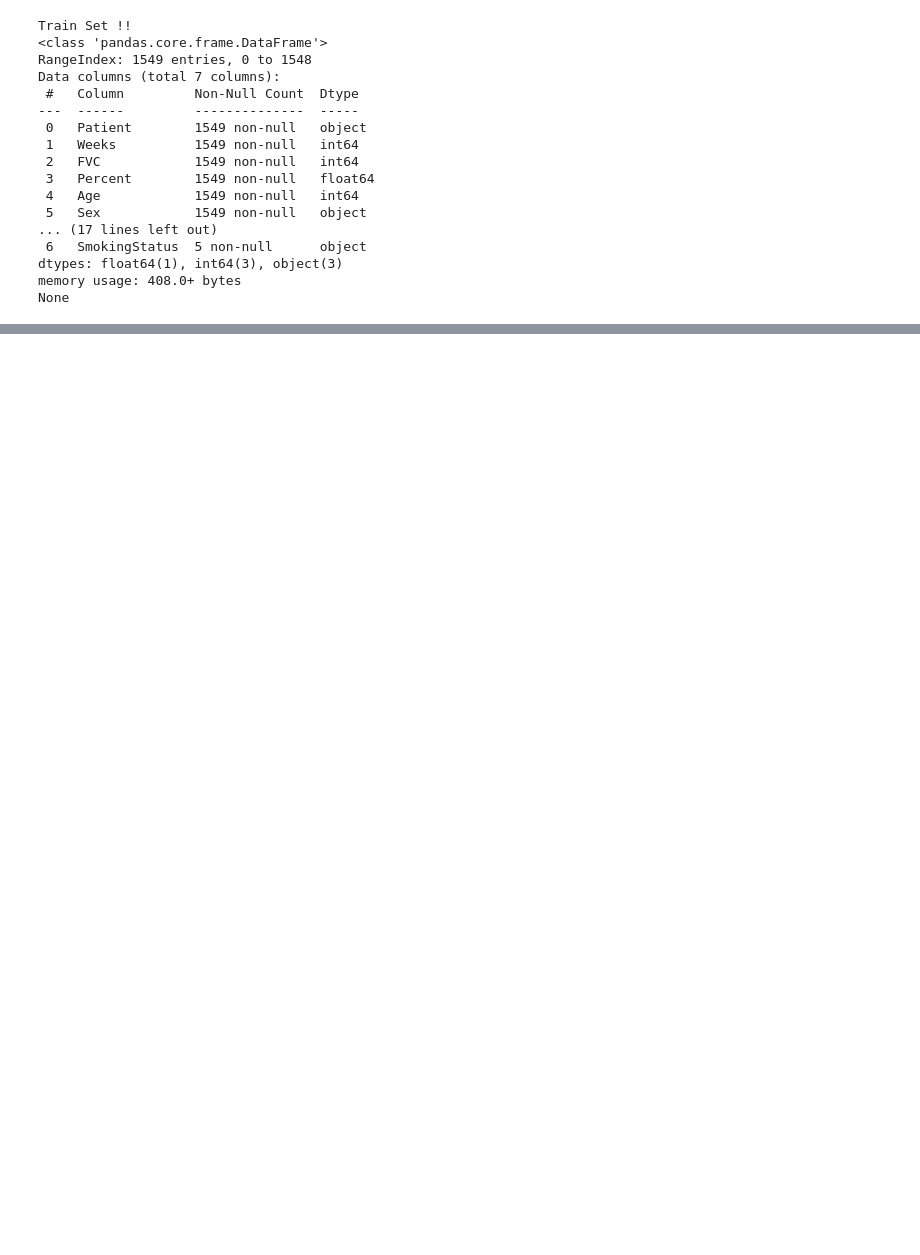
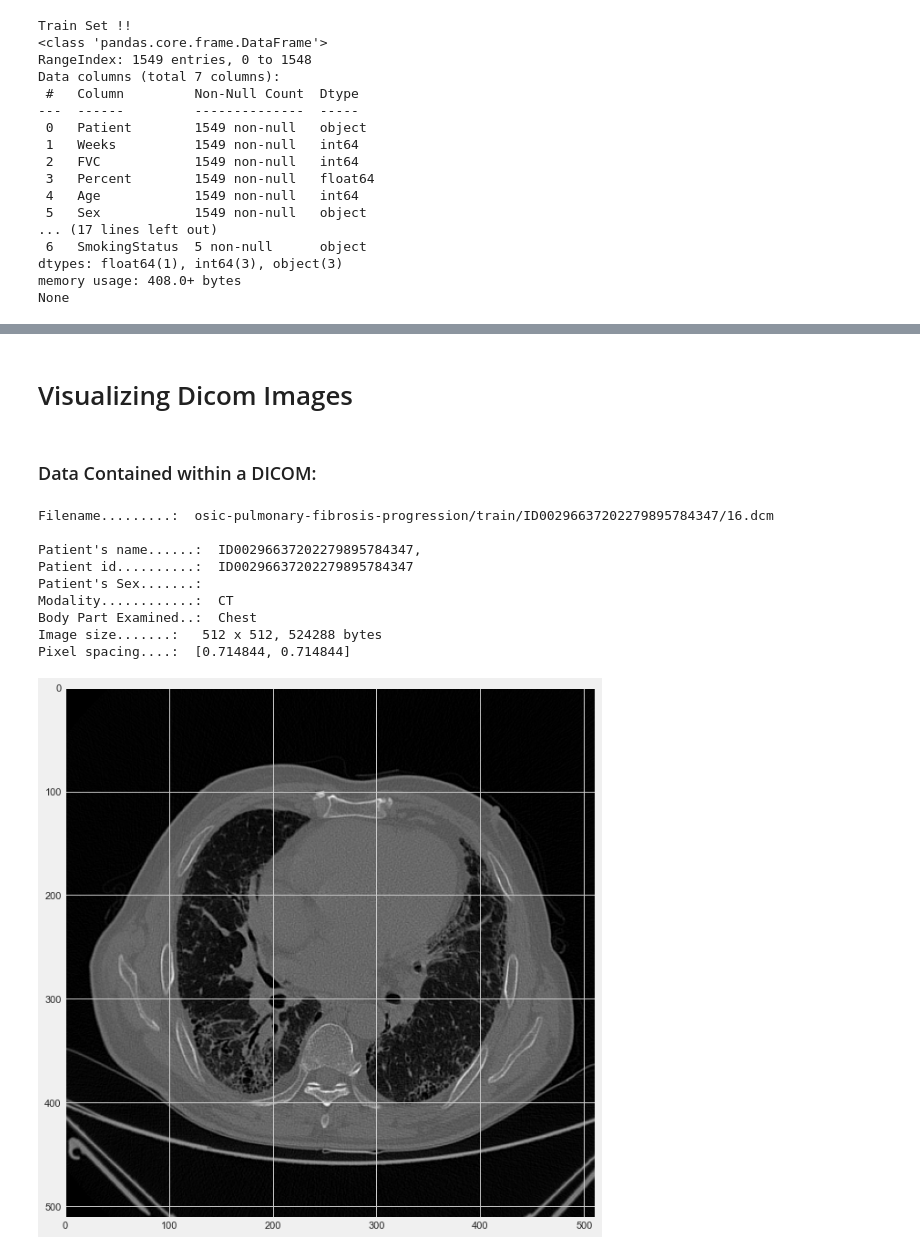
Before and after one commit to PrabhavJain10/Kaggle-Pulmonary-Challenge, a Jupyter notebook: Data Exploration.ipynb, the cells around one changed output, grey strips where cells are left out. Drawn from its saved outputs; the diff is of its cells as text; code cells hidden in the pictures; blank space fills up the shorter version.

```diff
--- a/Data Exploration.ipynb
+++ b/Data Exploration.ipynb
@@ -78,0 +164,45 @@ None
+# %% [markdown]
+# Visualizing Dicom Images
+# %% [markdown]
+### Data Contained within a DICOM:
+# %%
+# https://www.kaggle.com/schlerp/getting-to-know-dicom-and-the-data
+def show_dcm_info(dataset):
+    print(Fore.YELLOW + "Filename.........:",Style.RESET_ALL,file_path)
+    print()
+
+    pat_name = dataset.PatientName
+    display_name = pat_name.family_name + ", " + pat_name.given_name
+    print(Fore.BLUE + "Patient's name......:",Style.RESET_ALL, display_name)
+    print(Fore.BLUE + "Patient id..........:",Style.RESET_ALL, dataset.PatientID)
+    print(Fore.BLUE + "Patient's Sex.......:",Style.RESET_ALL, dataset.PatientSex)
+    print(Fore.YELLOW + "Modality............:",Style.RESET_ALL, dataset.Modality)
+    print(Fore.GREEN + "Body Part Examined..:",Style.RESET_ALL, dataset.BodyPartExamined)
+
+    if 'PixelData' in dataset:
+        rows = int(dataset.Rows)
+        cols = int(dataset.Columns)
+        print(Fore.BLUE + "Image size.......:",Style.RESET_ALL," {rows:d} x {cols:d}, {size:d} bytes".format(
+            rows=rows, cols=cols, size=len(dataset.PixelData)))
+        if 'PixelSpacing' in dataset:
+            print(Fore.YELLOW + "Pixel spacing....:",Style.RESET_ALL,dataset.PixelSpacing)
+            dataset.PixelSpacing = [1, 1]
+        plt.figure(figsize=(10, 10))
+        plt.imshow(dataset.pixel_array, cmap='gray')
+        plt.show()
+
+for file_path in glob.glob('osic-pulmonary-fibrosis-progression/train/*/*.dcm'):
+    dataset = pydicom.dcmread(file_path)
+    show_dcm_info(dataset)
+    break
+# %% [output]
+Filename.........:  osic-pulmonary-fibrosis-progression/train/ID00296637202279895784347/16.dcm
+
+Patient's name......:  ID00296637202279895784347,
+Patient id..........:  ID00296637202279895784347
+Patient's Sex.......:
+Modality............:  CT
+Body Part Examined..:  Chest
+Image size.......:   512 x 512, 524288 bytes
+Pixel spacing....:  [0.714844, 0.714844]
+[figure, added]
```
Also changed, not shown: parts of 23 cells of this notebook.
